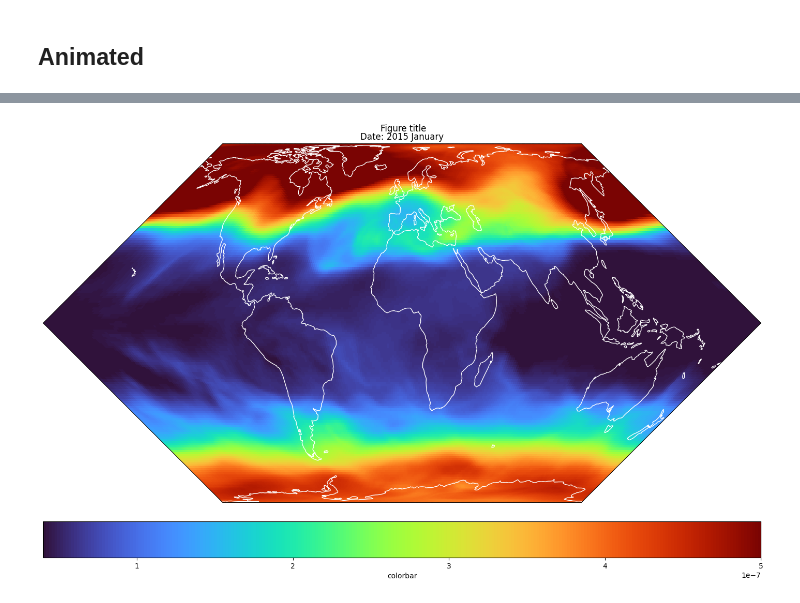
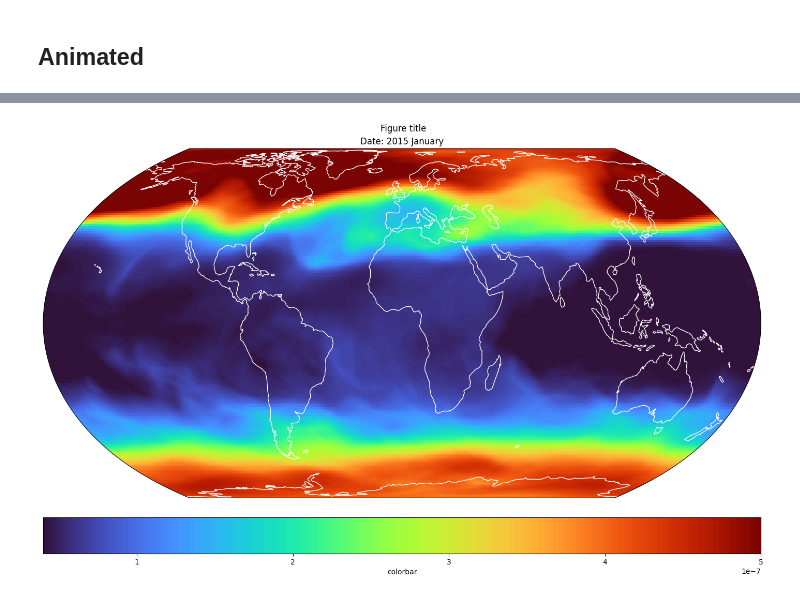
Before and after one commit to lara-j-ds/Summer_Project_24-25, a Jupyter notebook: JupyterNotebook/Xarray_StartupGuide.ipynb, the cells around one changed output, grey strips where cells are left out. Drawn from its saved outputs; the diff is of its cells as text; code cells hidden in the pictures.

```diff
--- a/JupyterNotebook/Xarray_StartupGuide.ipynb
+++ b/JupyterNotebook/Xarray_StartupGuide.ipynb
@@ -163,18 +175,17 @@ rectangle.set_url('https://www.google.com/') # --> can be a web link or file add
 %%time
 # location based scalar data -- colour plot
 
-time = 0
-pressure = 200
-data = ds.o3.isel(time=time).sel(plev=pressure)
+data = ozone
 
 ## Plotting
-fig = plt.figure(figsize=(14,9))
-ax = plt.axes(projection=ccrs.Mollweide())
+fig = plt.figure(figsize=fig_dimensions)
+ax = plt.axes(projection=projection)
 
 # # with normal colours
-graph = data.plot(ax=ax, transform=ccrs.PlateCarree(), cmap='summer', add_colorbar=False)
+graph = data.plot(ax=ax, transform=transform, cmap=cmap, add_colorbar=False)
 
 ## details
+ax.set_extent([-40,90, -20, 95], crs=transform) #[minlon, maxlon, minlat, maxlat]
 ax.gridlines(color='w', linestyle='--', linewidth=1, draw_labels=True)
 ax.coastlines(color='k', linewidth=1)
 colorbar = fig.colorbar(graph, ax=ax, location='bottom', pad=0.05)
@@ -182,7 +193,7 @@ colorbar = fig.colorbar(graph, ax=ax, location='bottom', pad=0.05)
 ## labels/words
 colorbar.set_label(label='ozone [mol/mol]', size=10)
 fig.suptitle(t='global ozone concentration', size=15)
-ax.set_title(label='Date: %s, Pressure Level: %.fhPa' %(timefmt(time), pressure))
+ax.set_title(label='Date: %s, Pressure Level: %.fhPa' %(timefmt(timeindex), pressurevalue))
 
 # save figure
 fig.savefig('H:\\Summer24-25\\Jupyter\\Plots_download\\ozone_conc.png')
@@ -233,27 +242,24 @@ Text(0.5, 1.0, 'Date: 2015 January, Pressure Level: 200hPa')
 # location based vector data--> option 1: Quivers
 
 # select and prepare data
-time = 0
-pressure = 200
-
-u = ds.ua.isel(time=time).sel(plev=pressure)[::4, ::4]
-v = ds.va.isel(time=time).sel(plev=pressure)[::4, ::4]
+u = eastwind[::4, ::4]
+v = northwind[::4, ::4]
 windspeed = (u**2 + v**2)**0.5
-cmap = 'turbo'
+projection = ccrs.PlateCarree(central_longitude=0) # only works with rectangular/square projections
 
 ## Plotting
-fig = plt.figure(figsize=(14,9))
-ax = plt.axes(projection=ccrs.PlateCarree())
+fig = plt.figure(figsize=fig_dimensions)
+ax = plt.axes(projection=projection)
 
 ## details
-ax.set_extent([-150,0, -80, 45], crs=ccrs.PlateCarree()) #[minlon, maxlon, minlat, maxlat]
+ax.set_extent([-150,0, -80, 45], crs=transform) #[minlon, maxlon, minlat, maxlat]
 ax.gridlines(color='powderblue', linestyle='--', linewidth=1, draw_labels=True)
 ax.coastlines(color='k', linewidth=1)
 
 ## labels/words
 colorbar.set_label(label='windspeed (m/s)', size=10)
 fig.suptitle(t='Quiverplot of Wind Vectors', size=15)
-ax.set_title(label='Date: %s, Pressure Level: %.fhPa' %(timefmt(time), pressure))
+ax.set_title(label='Date: %s, Pressure Level: %.fhPa' %(timefmt(timeindex), pressurevalue))
 
 
 
@@ -262,10 +268,9 @@ qv = ax.quiver(u.lon, u.lat, u, v, color='darkblue', scale=600, width=0.002, tra
 
 # # arrows coloured by strength
 # qv = ax.quiver(u.lon, u.lat, u, v, windspeed, cmap=cmap, scale=600, width=0.002, transform=ccrs.PlateCarree())
-# colorbar = fig.colorbar(qv, ax=ax, location='bottom')
 
 # # but could also color this by a secondary variable...
-# secondvar = ds.o3.isel(time=time).sel(plev=pressure)[::4, ::4]
+# secondvar = ozone[::4, ::4]
 # qv = ax.quiver(u.lon, u.lat, u, v, secondvar, cmap=cmap, scale=600, width=0.002, transform=ccrs.PlateCarree())
 # colorbar = fig.colorbar(qv, ax=ax, location='bottom')
 
@@ -377,16 +379,15 @@ Wall time: 3.37 s
 
 ds_constants = ds.o3.sel(plev=200) # fixing pressure level at 200hPa
 num_frames = 25
-cmap = 'turbo'
-cnorm = mpl.colors.Normalize(vmin=4*10**-8, vmax=5*10**-7)
 
-fig = plt.figure(figsize=(14,9), layout='compressed')
-ax=plt.axes(projection=ccrs.EckertII())
+
+fig = plt.figure(figsize=fig_dimensions, layout='compressed')
+ax=plt.axes(projection=projection)
 
 fig.suptitle('Figure title')
 
-graph = ds_constants.isel(time=0).plot.pcolormesh(ax=ax, cmap=cmap, norm=cnorm, transform=ccrs.PlateCarree(), add_colorbar=False)
-colorbar = fig.colorbar(mpl.cm.ScalarMappable(norm=cnorm, cmap=cmap), ax=ax, location='bottom', label='colorbar')
+graph = ds_constants.isel(time=0).plot.pcolormesh(ax=ax, cmap=cmap, norm=cnorm_o3, transform=transform, add_colorbar=False)
+colorbar = fig.colorbar(mpl.cm.ScalarMappable(norm=cnorm_o3, cmap=cmap), ax=ax, location='bottom', label='colorbar')
 ax.coastlines(color='w')
 
 def animate(num): # function to update each frame
@@ -402 +403 @@ Wall time: 12 s
-[figure, old version]
+[figure, new version]
```
Also changed, not shown: parts of 9 cells of this notebook.
